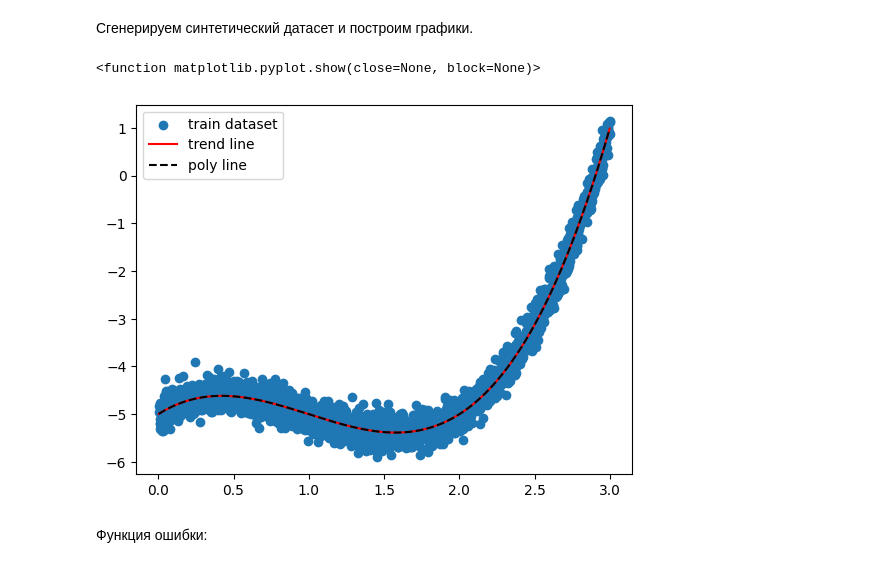
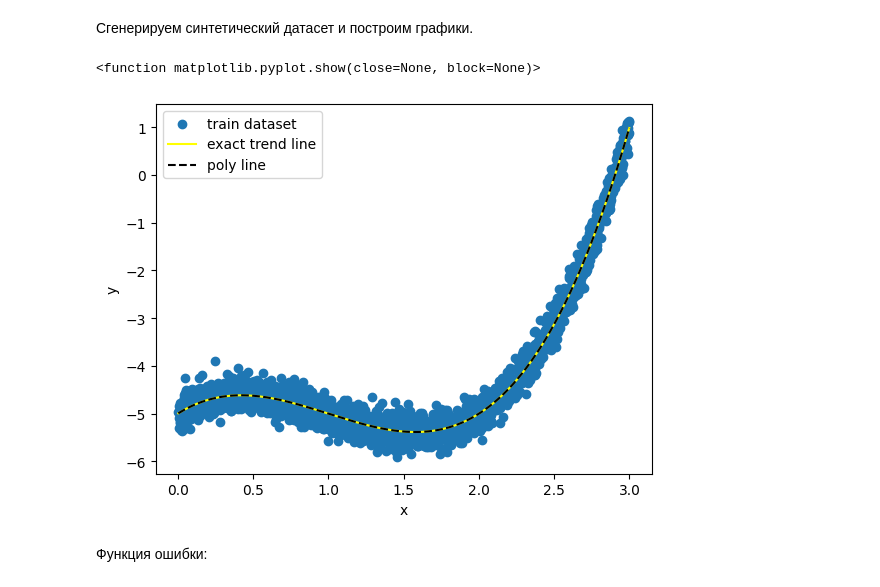
Before and after one commit to romangorbunov91/ML_2, a Jupyter notebook: ML_2.ipynb, the cells around one changed output. Cells and saved outputs as stored; diff of their text form; code cells hidden in the pictures.

```diff
--- a/ML_2.ipynb
+++ b/ML_2.ipynb
@@ -28,21 +28,23 @@ def f_poly(X, w_coeff):
 # %%
 x_min = 0
 x_max = 3
 N_points = 2000
 # Случайный набор X-ов.
 X_train = np.random.uniform(low=x_min, high=x_max, size=(N_points,))
 # Отклики с добавлением шума.
 y_train = f_trend(X_train) + np.random.normal(0,0.2,N_points)
 
 plt.scatter(X_train, y_train)
-plt.plot(np.sort(X_train), f_trend(np.sort(X_train)), color='red')
+plt.plot(np.sort(X_train), f_trend(np.sort(X_train)), color='yellow')
 plt.plot(np.sort(X_train), f_poly(np.sort(X_train), np.array([[-5, 2, -3, 1]])), '--', color='black')
-plt.legend(['train dataset', 'trend line', 'poly line'])
+plt.legend(['train dataset', 'exact trend line', 'poly line'])
+plt.xlabel('x')
+plt.ylabel('y')
 plt.savefig('plots/dataset_plot.png')
 plt.show
 # %% [output]
 <function matplotlib.pyplot.show(close=None, block=None)>
-[figure, old version]
+[figure, new version]
 # %% [markdown]
 Функция ошибки:
 # %%
```
Also changed, not shown: parts of 17 cells of this notebook, 5 other files.
